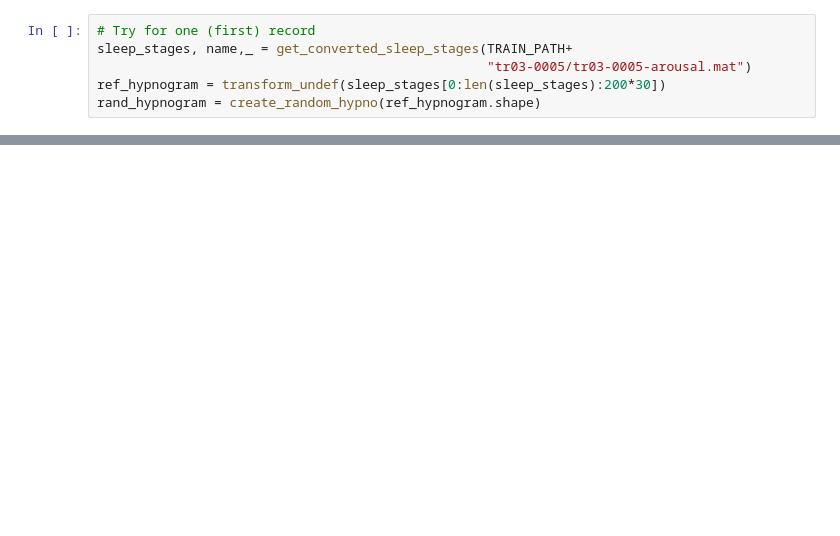
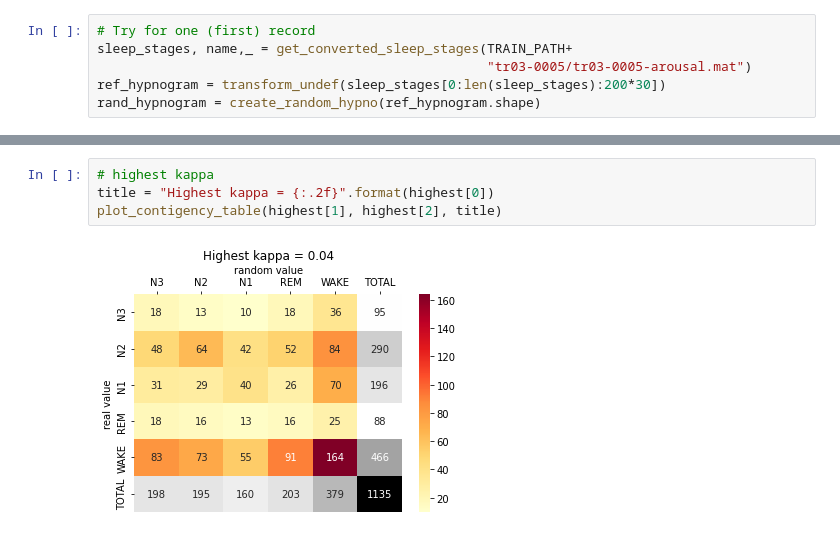
Before and after one commit to Timgrau/Machinelearning, a Jupyter notebook: Sleep-Staging/Task_E04.ipynb, the cells around one changed output, grey strips where cells are left out. Drawn from its saved outputs; the diff is of its cells as text; blank space fills up the shorter version.

```diff
--- a/Sleep-Staging/Task_E04.ipynb
+++ b/Sleep-Staging/Task_E04.ipynb
@@ -123,0 +229,6 @@ for record in record_list:
+# %%
+# highest kappa
+title = "Highest kappa = {:.2f}".format(highest[0])
+plot_contigency_table(highest[1], highest[2], title)
+# %% [output]
+[figure, added]
```
Also changed, not shown: parts of 14 cells of this notebook.
